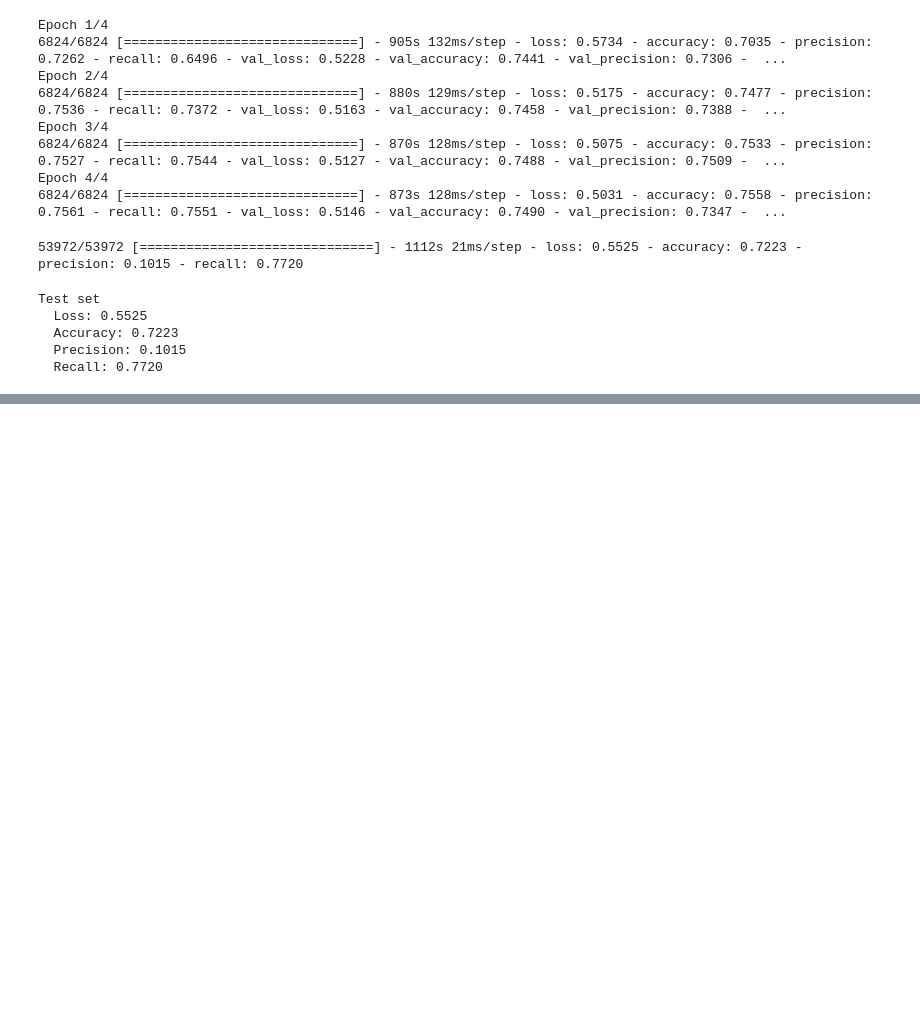
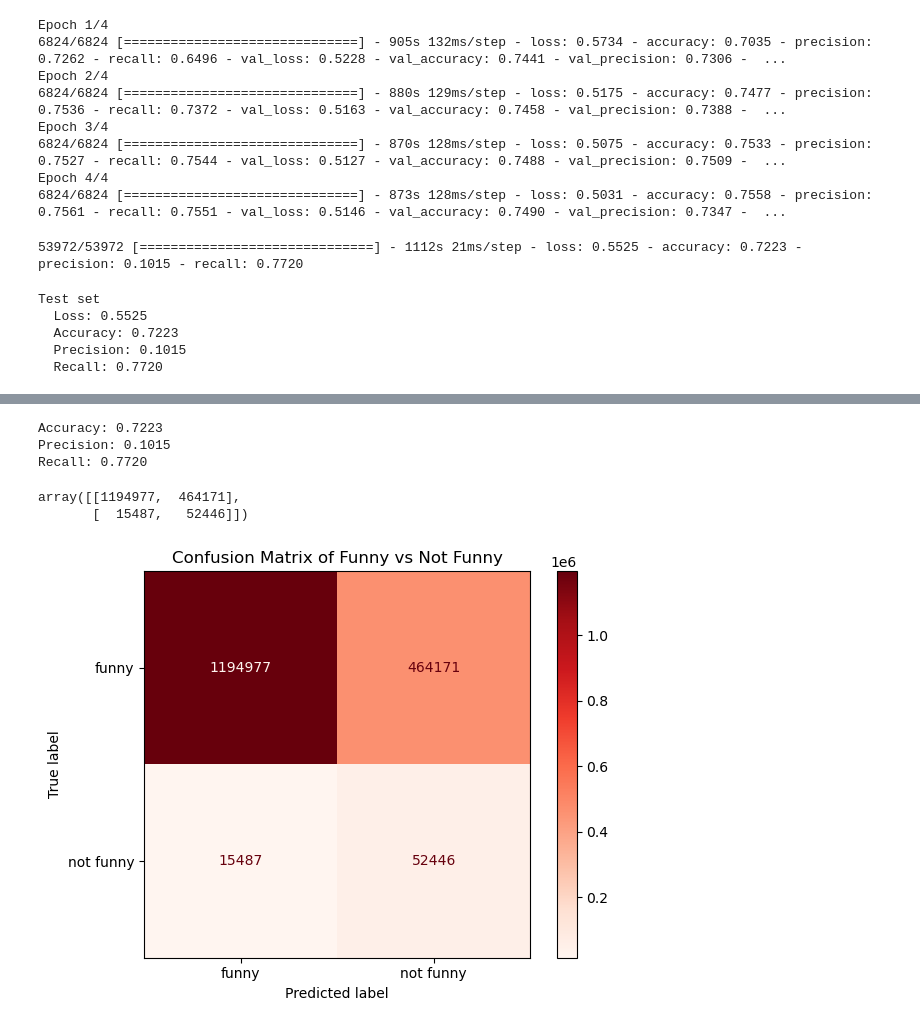
Before and after one commit to kellybean19/Detecting-Humor-in-Yelp-Reviews-with-LSTMs, a Jupyter notebook: deep learning.ipynb, the cells around one changed output, grey strips where cells are left out. Drawn from its saved outputs; the diff is of its cells as text; code cells hidden in the pictures; blank space fills up the shorter version.

```diff
--- a/deep learning.ipynb
+++ b/deep learning.ipynb
@@ -661,0 +628,35 @@ confusion_matrix(y_test, y_pred)
+# %%
+# get predictions
+
+y_pred = model3.predict_classes(X_test)
+# %%
+accuracy3 = accuracy_score(y_test, y_pred)
+precision3 = precision_score(y_test, y_pred)
+recall3 = recall_score(y_test, y_pred)
+print('Accuracy: {:0.4f}\nPrecision: {:0.4}\nRecall: {:0.4f}'.format(accuracy3, precision3, recall3))
+# %% [output]
+Accuracy: 0.7223
+Precision: 0.1015
+Recall: 0.7720
+# %%
+# confusion matrix
+
+confusion_matrix(y_test, y_pred)
+# true positive, false negative
+# false positive, true negative
+# %% [output]
+array([[1194977,  464171],
+       [  15487,   52446]])
+# %%
+cm = confusion_matrix(y_test, y_pred)
+# %%
+# plot confusion matrix
+plt.style.use('default')
+disp = ConfusionMatrixDisplay(confusion_matrix=cm, display_labels=['funny','not funny'])
+disp.plot(cmap='Reds', values_format='')
+plt.title('Confusion Matrix of Funny vs Not Funny')
+plt.tight_layout()
+plt.savefig('imgs/confusion_matrix_BiLSTM.png')
+plt.show()
+# %% [output]
+[figure, added]
```
Also changed, not shown: parts of 79 cells of this notebook, 2 other files.
